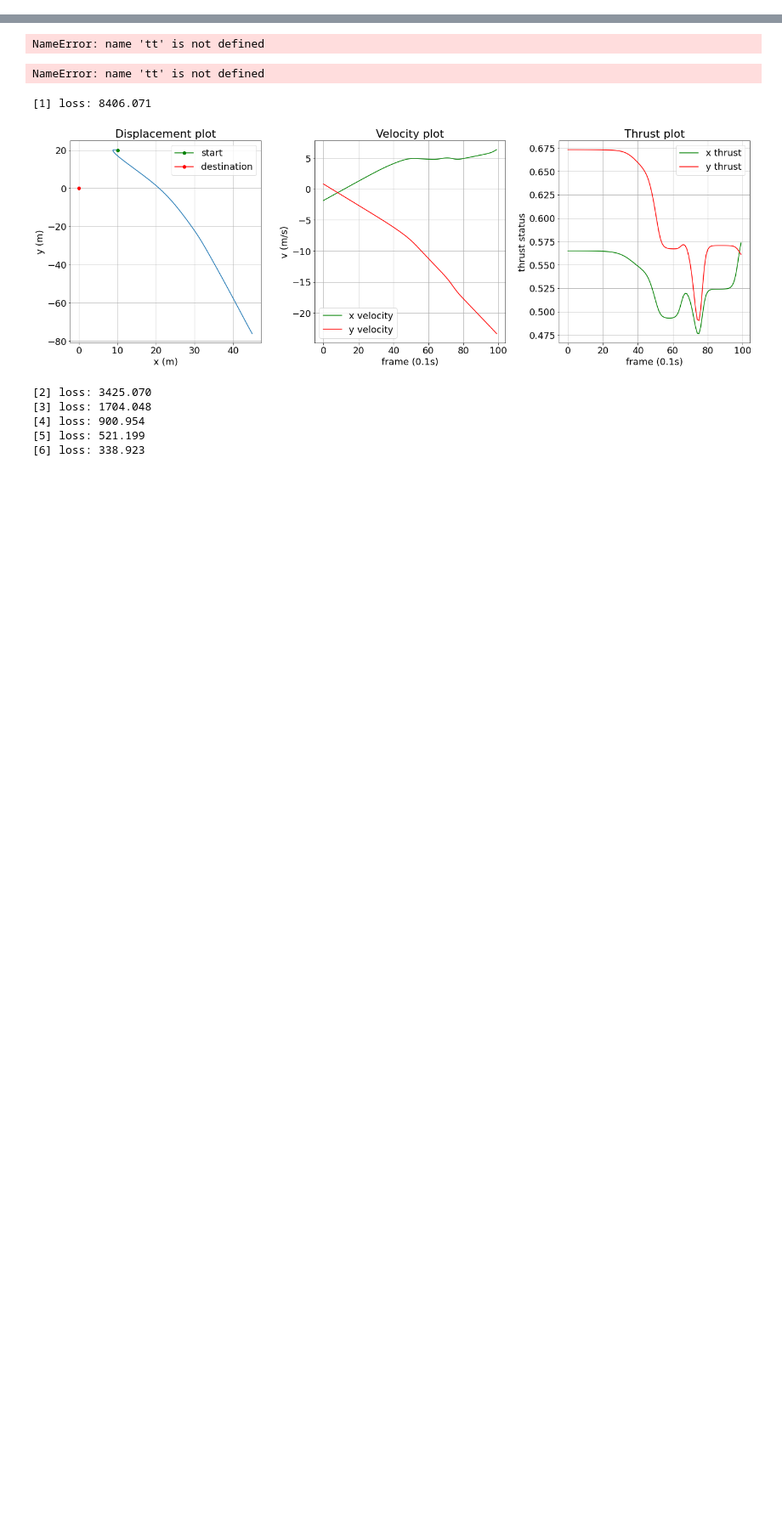
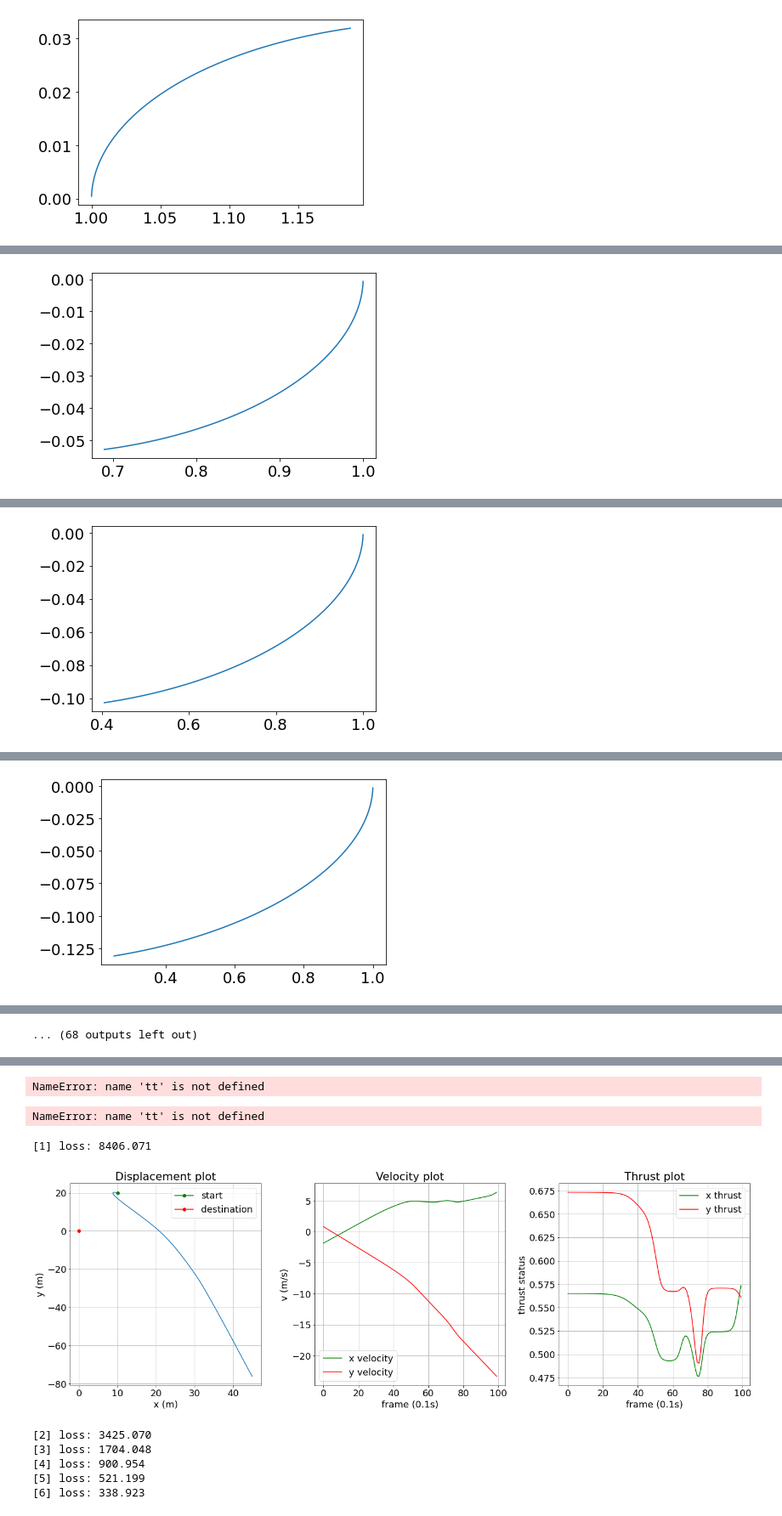
Before and after one commit to Yoneshwar/MAE-598-Design-Optimizations-Class-works, a Jupyter notebook: Project 1 NEW.ipynb, the cells around one changed output, grey strips where cells are left out. Shown at 85% size. Drawn from its saved outputs; the diff is of its cells as text; code cells hidden in the pictures; blank space fills up the shorter version.

```diff
--- a/Project 1 NEW.ipynb
+++ b/Project 1 NEW.ipynb
@@ -5,0 +76,28 @@ ASU ID:1220454365
+# %%
+# a deterministic controller
+# Note:
+# 0. You only need to change the network architecture in "__init__"
+# 1. nn.Sigmoid outputs values from 0 to 1, nn.Tanh from -1 to 1
+# 2. You have all the freedom to make the network wider (by increasing "dim_hidden") or deeper (by adding more lines to nn.Sequential)
+# 3. Always start with something simple
+
+class Controller(nn.Module):
+
+    def __init__(self, dim_input, dim_hidden, dim_output):
+        """
+        dim_input: # of system states
+        dim_output: # of actions
+        dim_hidden: up to you
+        """
+        super(Controller, self).__init__()
+        self.network = nn.Sequential( #sequwential ntwork with
+            nn.Linear(dim_input, dim_hidden), #linear
+            nn.Tanh(), #nonlinear hyberbolic tangent function
+            nn.Linear(dim_hidden, dim_output),
+            # You can add more layers here
+            nn.Sigmoid()
+        )
+
+    def forward(self, state):
+        action = self.network(state)
+        return action
@@ -5,0 +174,14 @@ ASU ID:1220454365
+# %%
+
+# Now it's time to run the code!
+
+T = 100  # number of time steps
+dim_input = 2  # state space dimensions
+dim_hidden = 6  # latent dimensions
+dim_output = 1  # action space dimensions
+d = Dynamics()  # define dynamics
+c = Controller(dim_input, dim_hidden, dim_output)  # define controller
+s = Simulation(c, d, T)  # define simulation
+o = Optimize(s)  # define optimizer
+o.train(40)  # solve the optimization problem
+# %% [output]
@@ -5,0 +189 @@ ASU ID:1220454365
+[figure, added]
@@ -5,0 +191 @@ ASU ID:1220454365
+[figure, added]
@@ -5,0 +193 @@ ASU ID:1220454365
+[figure, added]
@@ -5,0 +195 @@ ASU ID:1220454365
+[figure, added]
@@ -5,0 +200 @@ ASU ID:1220454365
+... (68 outputs left out)
```
Also changed, not shown: parts of 7 cells of this notebook.
